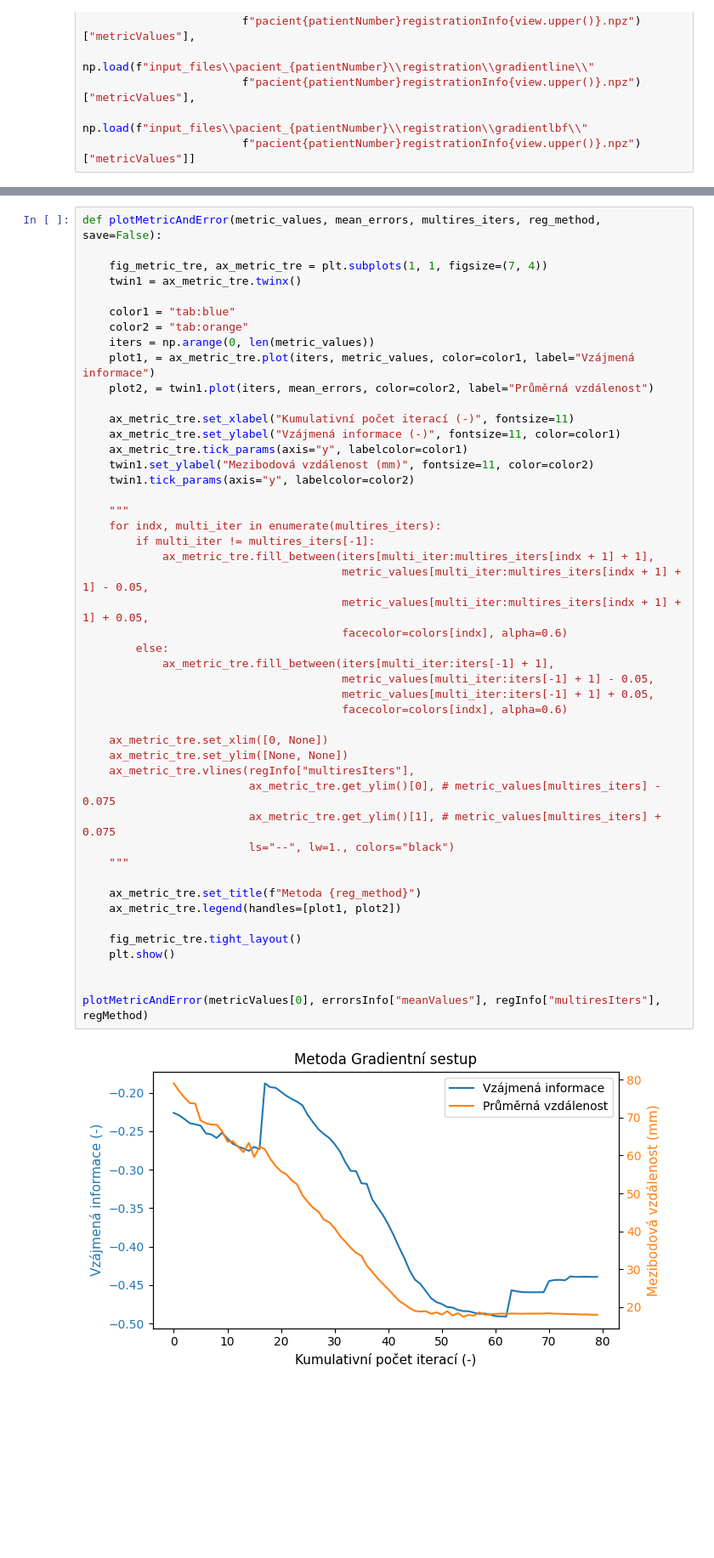
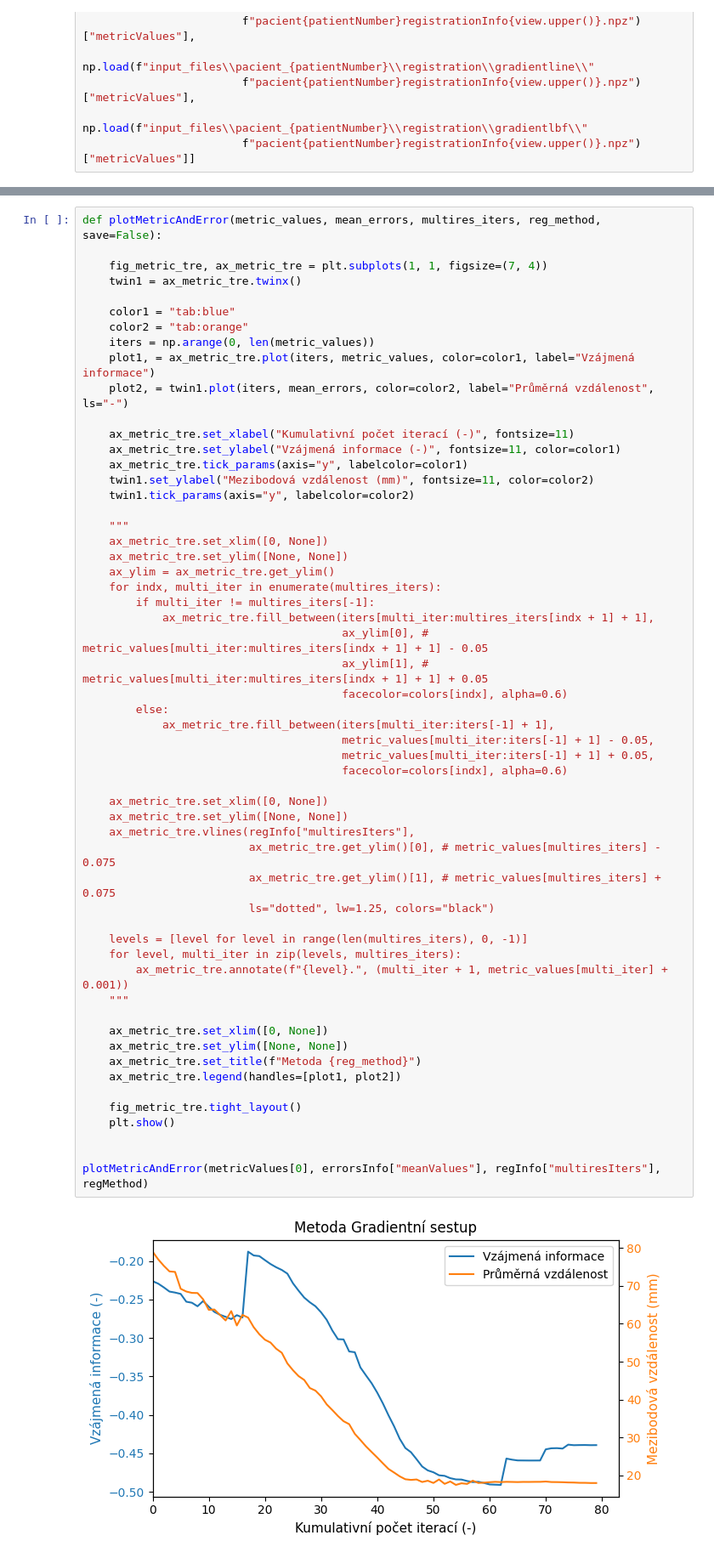
Before and after one commit to Vojtech-Benda/ca_isf, a Jupyter notebook: plotResults.ipynb, the cells around one changed output, grey strips where cells are left out. Shown at 85% size. Saved outputs shown, nothing was run; the diff lists cells and outputs as text; blank space fills up the shorter version.

```diff
--- a/plotResults.ipynb
+++ b/plotResults.ipynb
@@ -173,7 +173,7 @@ def plotMetricAndError(metric_values, mean_errors, multires_iters, reg_method, s
     color2 = "tab:orange"
     iters = np.arange(0, len(metric_values))
     plot1, = ax_metric_tre.plot(iters, metric_values, color=color1, label="Vzájmená informace")
-    plot2, = twin1.plot(iters, mean_errors, color=color2, label="Průměrná vzdálenost")
+    plot2, = twin1.plot(iters, mean_errors, color=color2, label="Průměrná vzdálenost", ls="-")
 
     ax_metric_tre.set_xlabel("Kumulativní počet iterací (-)", fontsize=11)
     ax_metric_tre.set_ylabel("Vzájmená informace (-)", fontsize=11, color=color1)
@@ -181,37 +181,46 @@ def plotMetricAndError(metric_values, mean_errors, multires_iters, reg_method, s
     twin1.set_ylabel("Mezibodová vzdálenost (mm)", fontsize=11, color=color2)
     twin1.tick_params(axis="y", labelcolor=color2)
 
     """
+    ax_metric_tre.set_xlim([0, None])
+    ax_metric_tre.set_ylim([None, None])
+    ax_ylim = ax_metric_tre.get_ylim()
     for indx, multi_iter in enumerate(multires_iters):
         if multi_iter != multires_iters[-1]:
             ax_metric_tre.fill_between(iters[multi_iter:multires_iters[indx + 1] + 1],
-                                       metric_values[multi_iter:multires_iters[indx + 1] + 1] - 0.05,
-                                       metric_values[multi_iter:multires_iters[indx + 1] + 1] + 0.05,
+                                       ax_ylim[0], # metric_values[multi_iter:multires_iters[indx + 1] + 1] - 0.05
+                                       ax_ylim[1], # metric_values[multi_iter:multires_iters[indx + 1] + 1] + 0.05
                                        facecolor=colors[indx], alpha=0.6)
         else:
             ax_metric_tre.fill_between(iters[multi_iter:iters[-1] + 1],
                                        metric_values[multi_iter:iters[-1] + 1] - 0.05,
                                        metric_values[multi_iter:iters[-1] + 1] + 0.05,
                                        facecolor=colors[indx], alpha=0.6)
 
     ax_metric_tre.set_xlim([0, None])
     ax_metric_tre.set_ylim([None, None])
     ax_metric_tre.vlines(regInfo["multiresIters"],
                          ax_metric_tre.get_ylim()[0], # metric_values[multires_iters] - 0.075
                          ax_metric_tre.get_ylim()[1], # metric_values[multires_iters] + 0.075
-                         ls="--", lw=1., colors="black")
+                         ls="dotted", lw=1.25, colors="black")
+
+    levels = [level for level in range(len(multires_iters), 0, -1)]
+    for level, multi_iter in zip(levels, multires_iters):
+        ax_metric_tre.annotate(f"{level}.", (multi_iter + 1, metric_values[multi_iter] + 0.001))
     """
 
+    ax_metric_tre.set_xlim([0, None])
+    ax_metric_tre.set_ylim([None, None])
     ax_metric_tre.set_title(f"Metoda {reg_method}")
     ax_metric_tre.legend(handles=[plot1, plot2])
 
     fig_metric_tre.tight_layout()
     plt.show()
 
 
 plotMetricAndError(metricValues[0], errorsInfo["meanValues"], regInfo["multiresIters"], regMethod)
 # %% [output]
-[figure, old version]
+[figure, new version]
 # %%
 def plotMetricValues(metric_values, multires_iters,
                      shrink_factors, smooth_sigmas, reg_method, save=False):
```
Also changed, not shown: parts of 3 cells of this notebook.
